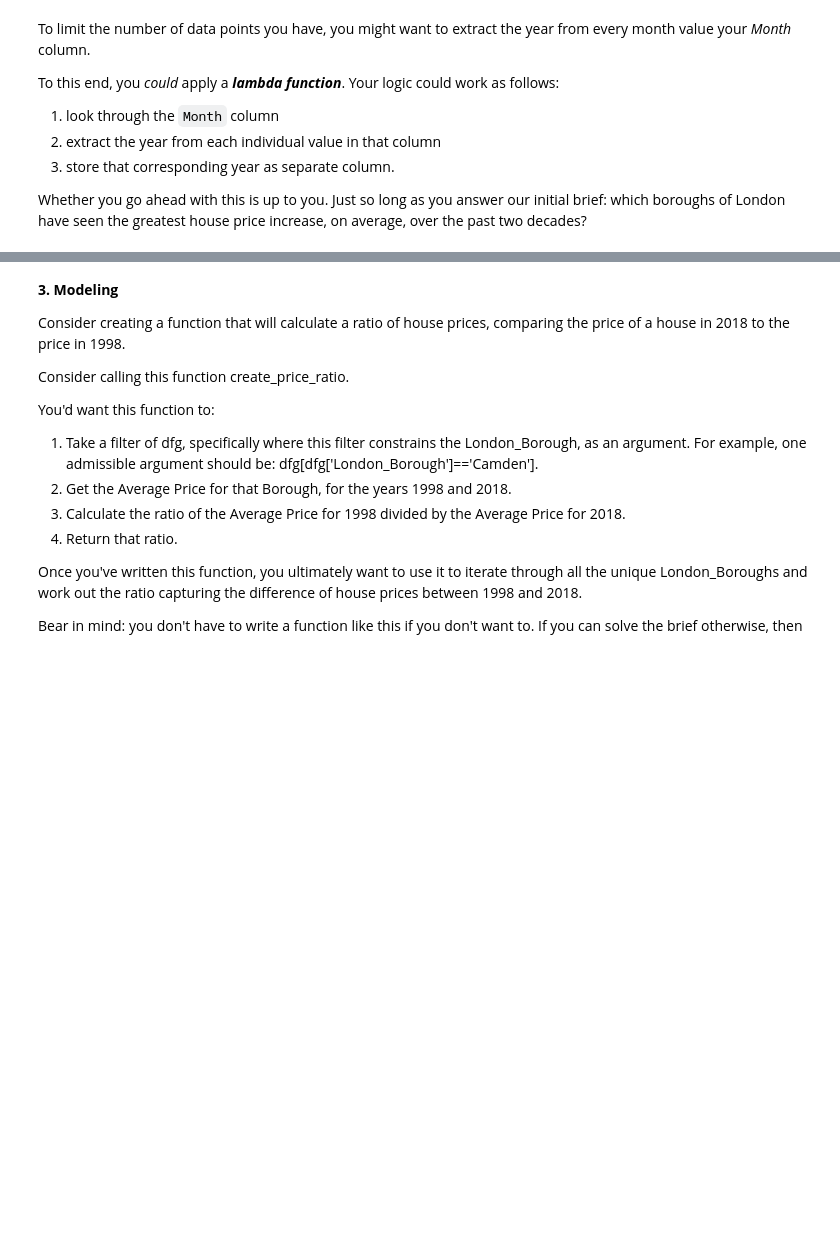
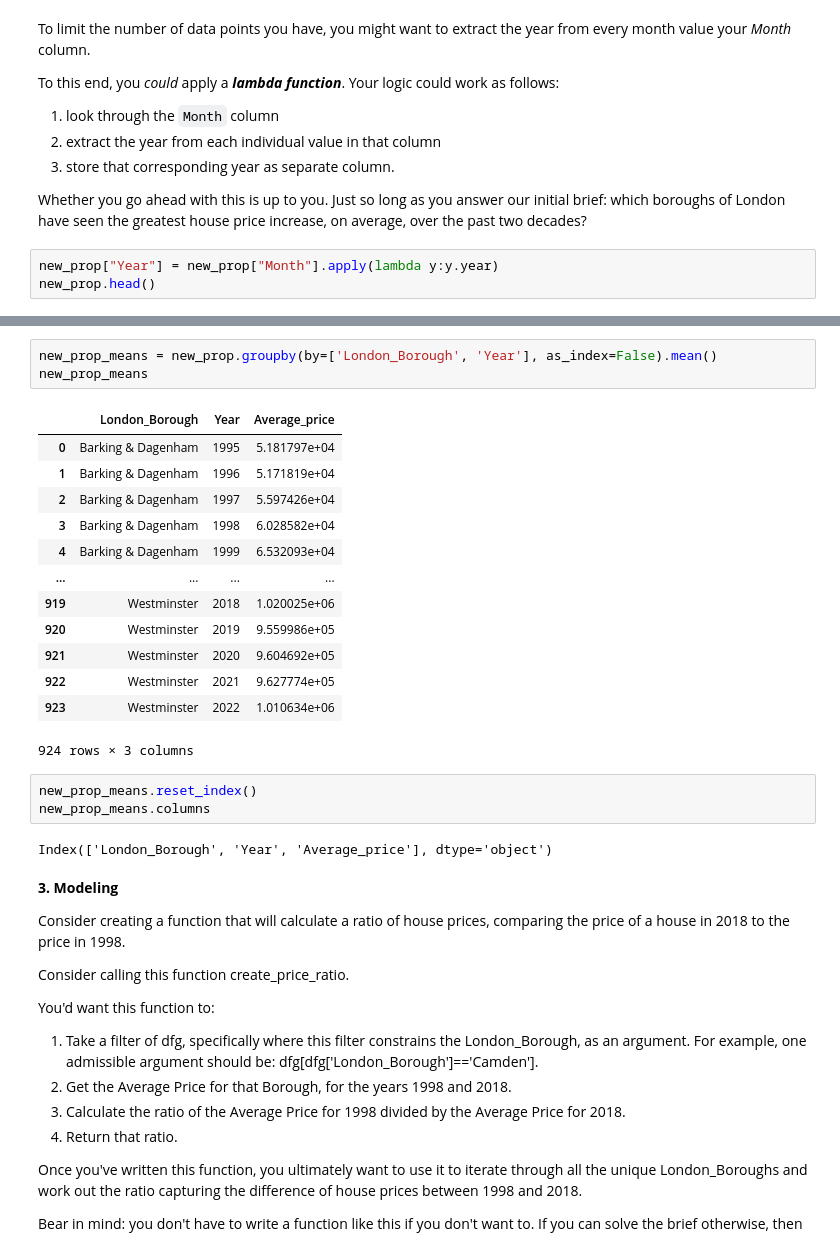
Before and after one commit to RavinderRai/London_Housing_Case_Study, a Jupyter notebook: London_Housing_Case_Study.ipynb, the cells around one changed output, grey strips where cells are left out. Cells and saved outputs as stored; diff of their text form; blank space fills up the shorter version.

```diff
--- a/London_Housing_Case_Study.ipynb
+++ b/London_Housing_Case_Study.ipynb
@@ -294,3 +346,6 @@ To this end, you *could* apply a ***lambda function***. Your logic could work as
 3. store that corresponding year as separate column.
 
 Whether you go ahead with this is up to you. Just so long as you answer our initial brief: which boroughs of London have seen the greatest house price increase, on average, over the past two decades?
+# %%
+new_prop["Year"] = new_prop["Month"].apply(lambda y:y.year)
+new_prop.head()
@@ -297,3 +359,25 @@ Whether you go ahead with this is up to you. Just so long as you answer our init
+# %%
+new_prop_means = new_prop.groupby(by=['London_Borough', 'Year'], as_index=False).mean()
+new_prop_means
+# %% [output]
+|  | London_Borough | Year | Average_price |
+| 0 | Barking & Dagenham | 1995 | 5.181797e+04 |
+| 1 | Barking & Dagenham | 1996 | 5.171819e+04 |
+| 2 | Barking & Dagenham | 1997 | 5.597426e+04 |
+| 3 | Barking & Dagenham | 1998 | 6.028582e+04 |
+| 4 | Barking & Dagenham | 1999 | 6.532093e+04 |
+| ... | ... | ... | ... |
+| 919 | Westminster | 2018 | 1.020025e+06 |
+| 920 | Westminster | 2019 | 9.559986e+05 |
+| 921 | Westminster | 2020 | 9.604692e+05 |
+| 922 | Westminster | 2021 | 9.627774e+05 |
+| 923 | Westminster | 2022 | 1.010634e+06 |
+924 rows × 3 columns
+# %%
+new_prop_means.reset_index()
+new_prop_means.columns
+# %% [output]
+Index(['London_Borough', 'Year', 'Average_price'], dtype='object')
 # %% [markdown]
 **3. Modeling**
 
```
Also changed, not shown: parts of 12 cells of this notebook.
